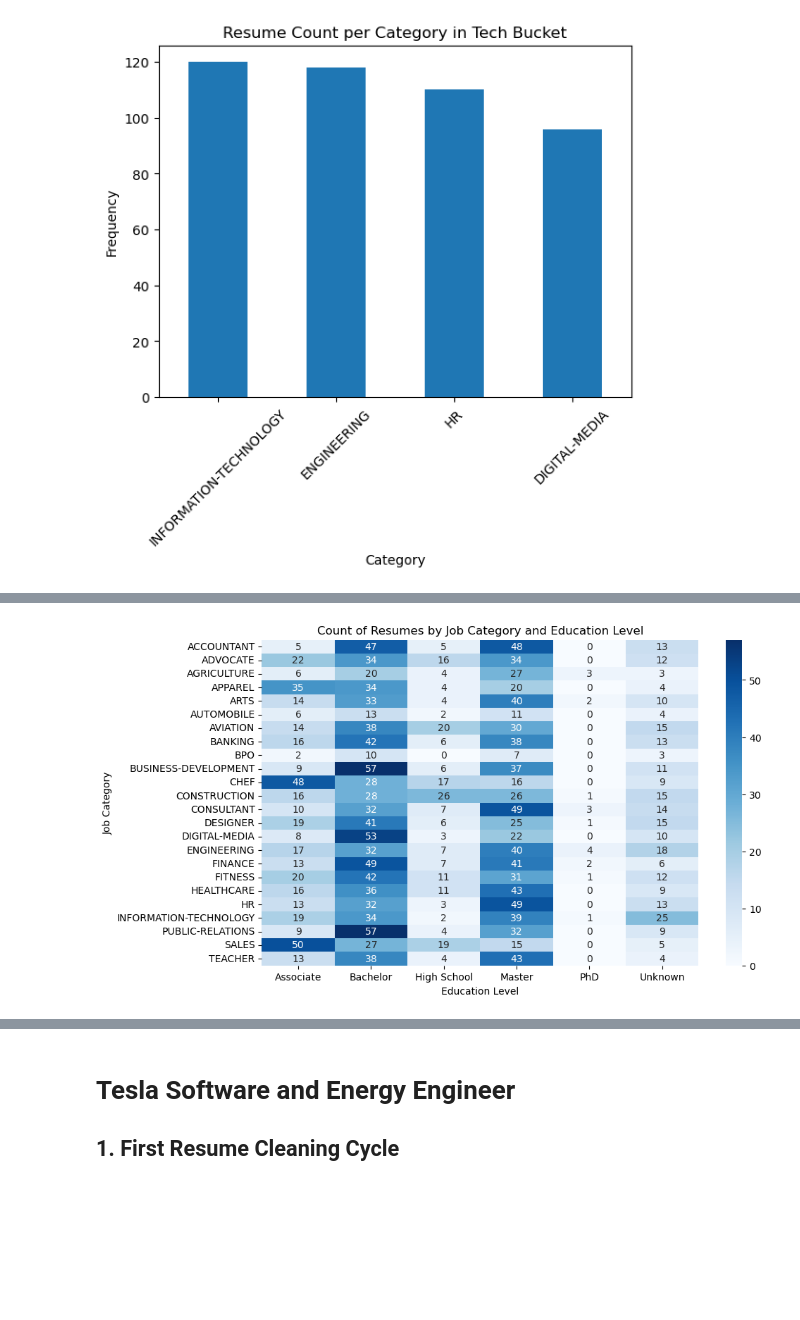
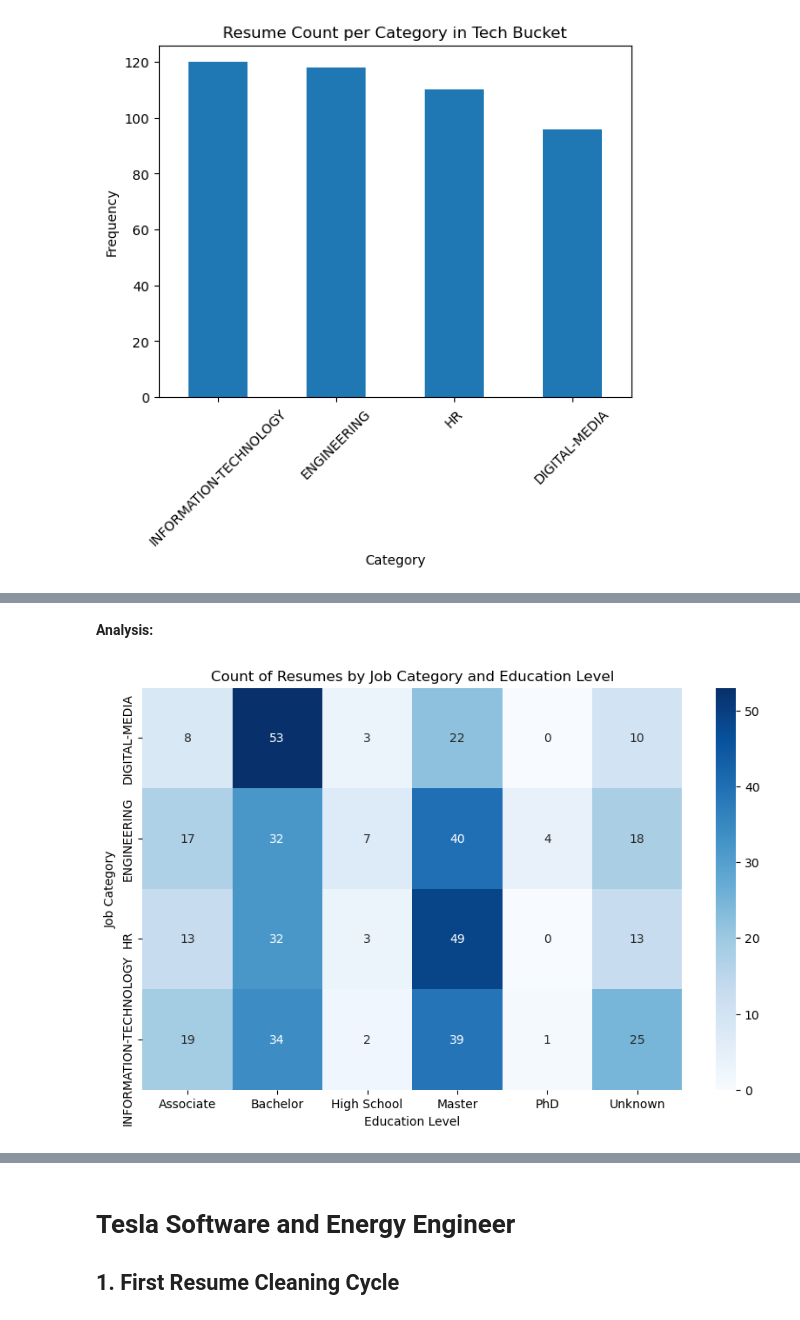
Before and after one commit to henry-AY/ResumeScreening, a Jupyter notebook: Resume_Screening.ipynb, the cells around one changed output, grey strips where cells are left out. Cells and saved outputs as stored; diff of their text form; code cells hidden in the pictures; blank space fills up the shorter version.

```diff
--- a/Resume_Screening.ipynb
+++ b/Resume_Screening.ipynb
@@ -319,20 +176,0 @@ plt.show()
-# %%
-texts = ' '.join(df_misc["Cleaned_str"].astype(str))
-
-custom_stopwords = {'name', 'city', 'state', 'company', 'employee', 'skill', 'skills'}
-words = texts.split()
-
-filtered_words = [word for word in words if word not in custom_stopwords]
-filtered_text = ' '.join(filtered_words)
-
-wordcloud = WordCloud(
-    width=800,
-    height=400,
-    background_color='white',
-    max_words=100
-).generate(filtered_text)
-
-plt.figure(figsize=(10, 5))
-plt.imshow(wordcloud, interpolation='bilinear')
-plt.title(f"Word Cloud for Bucket: Miscellanous")
-plt.show()
@@ -353,35 +177,34 @@ plt.show()
+# %% [markdown]
+**Analysis:**
 # %%
 #library
 education_levels = {
     'PhD': ['phd', 'doctor of philosophy'],
     'Master': ['master', 'masters', 'msc', 'mba'],
     'Bachelor': ['bachelor', 'bachelors', 'bsc', 'ba'],
     'Associate': ['associate', 'associates'],
     'High School': ['high school', 'ged']
 }
 
 
 def extract_education_level(texts):
     texts = texts.lower()
     for level, keywords in education_levels.items():
         for keyword in keywords:
             if re.search(r'\b' + re.escape(keyword) + r'\b', texts):
                 return level
     return 'Unknown'
 
 #Apply the function onto resume string to create a new row
-df_orig['education_level'] = df_orig['Resume_str'].apply(extract_education_level)
+df_tech['education_level'] = df_tech['Resume_str'].apply(extract_education_level)
 
-import seaborn as sns
-import matplotlib.pyplot as plt
-
-heatmap_data = pd.crosstab(df_orig['Category'], df_orig['education_level'])
+heatmap_data = pd.crosstab(df_tech['Category'], df_tech['education_level'])
 
 plt.figure(figsize=(10, 6))
 sns.heatmap(heatmap_data, annot=True, cmap='Blues', fmt='d')
 plt.title('Count of Resumes by Job Category and Education Level')
 plt.ylabel('Job Category')
 plt.xlabel('Education Level')
 plt.show()
 # %% [output]
-[figure, old version]
+[figure, new version]
```
Also changed, not shown: parts of 24 cells of this notebook.
